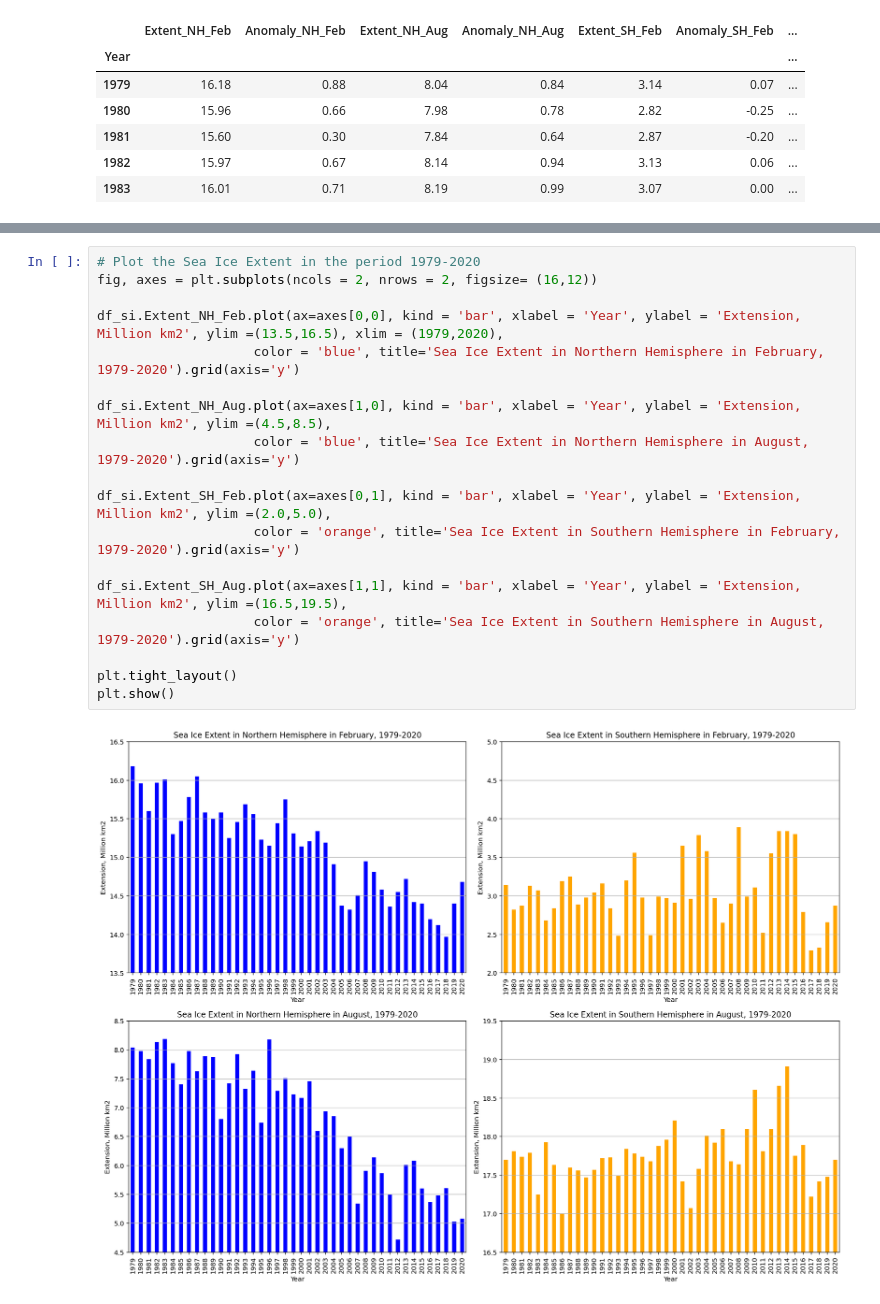
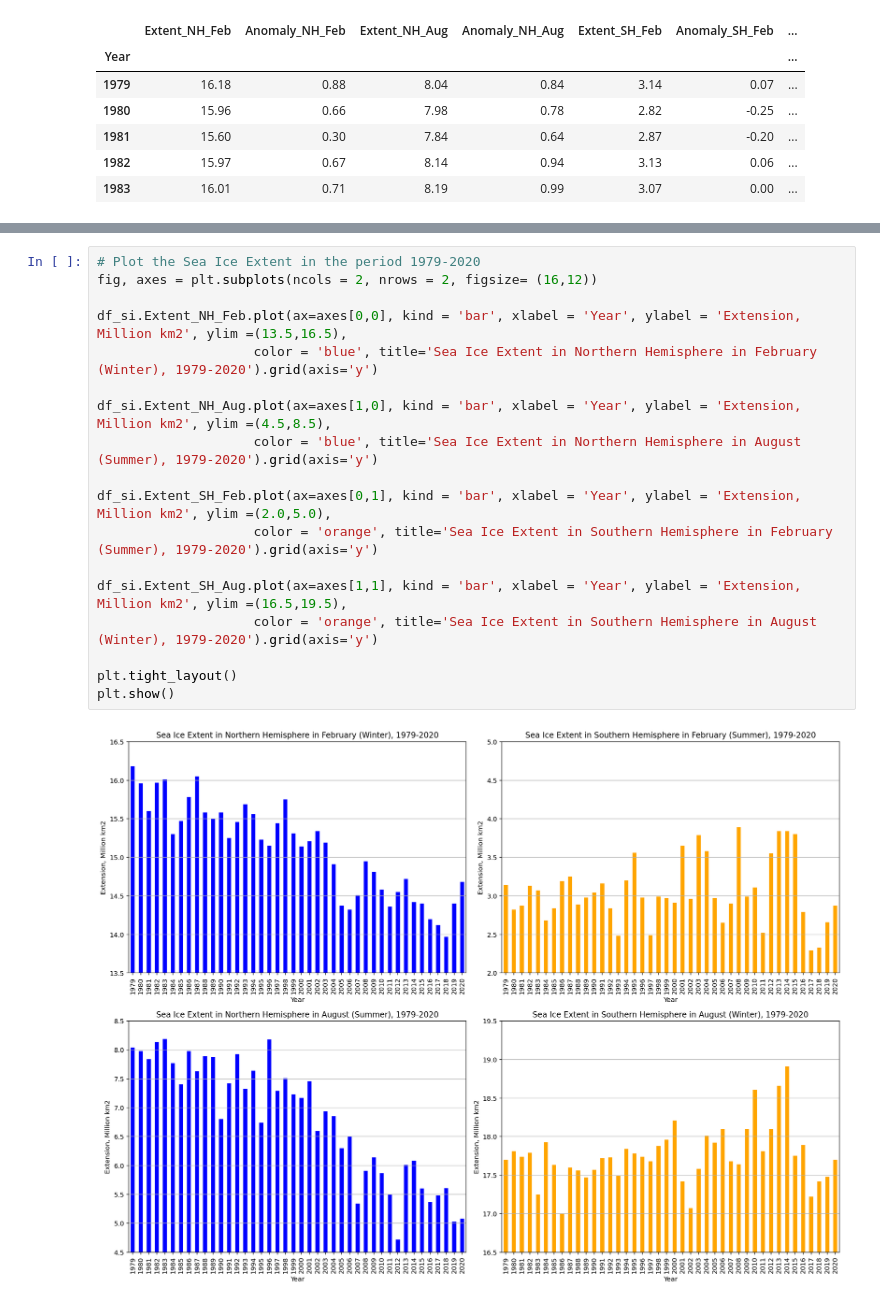
Before and after one commit to hdl2115/rces-final-project, a Jupyter notebook: Final_Project.ipynb, the cells around one changed output, grey strips where cells are left out. Drawn from its saved outputs; the diff is of its cells as text.

```diff
--- a/Final_Project.ipynb
+++ b/Final_Project.ipynb
@@ -352,20 +436,20 @@ df_si.head()
 # %%
 # Plot the Sea Ice Extent in the period 1979-2020
 fig, axes = plt.subplots(ncols = 2, nrows = 2, figsize= (16,12))
 
-df_si.Extent_NH_Feb.plot(ax=axes[0,0], kind = 'bar', xlabel = 'Year', ylabel = 'Extension, Million km2', ylim =(13.5,16.5), xlim = (1979,2020),
-                    color = 'blue', title='Sea Ice Extent in Northern Hemisphere in February, 1979-2020').grid(axis='y')
+df_si.Extent_NH_Feb.plot(ax=axes[0,0], kind = 'bar', xlabel = 'Year', ylabel = 'Extension, Million km2', ylim =(13.5,16.5),
+                    color = 'blue', title='Sea Ice Extent in Northern Hemisphere in February (Winter), 1979-2020').grid(axis='y')
 
 df_si.Extent_NH_Aug.plot(ax=axes[1,0], kind = 'bar', xlabel = 'Year', ylabel = 'Extension, Million km2', ylim =(4.5,8.5),
-                    color = 'blue', title='Sea Ice Extent in Northern Hemisphere in August, 1979-2020').grid(axis='y')
+                    color = 'blue', title='Sea Ice Extent in Northern Hemisphere in August (Summer), 1979-2020').grid(axis='y')
 
 df_si.Extent_SH_Feb.plot(ax=axes[0,1], kind = 'bar', xlabel = 'Year', ylabel = 'Extension, Million km2', ylim =(2.0,5.0),
-                    color = 'orange', title='Sea Ice Extent in Southern Hemisphere in February, 1979-2020').grid(axis='y')
+                    color = 'orange', title='Sea Ice Extent in Southern Hemisphere in February (Summer), 1979-2020').grid(axis='y')
 
 df_si.Extent_SH_Aug.plot(ax=axes[1,1], kind = 'bar', xlabel = 'Year', ylabel = 'Extension, Million km2', ylim =(16.5,19.5),
-                    color = 'orange', title='Sea Ice Extent in Southern Hemisphere in August, 1979-2020').grid(axis='y')
+                    color = 'orange', title='Sea Ice Extent in Southern Hemisphere in August (Winter), 1979-2020').grid(axis='y')
 
 plt.tight_layout()
 plt.show()
 # %% [output]
-[figure, old version]
+[figure, new version]
```
Also changed, not shown: parts of 42 cells of this notebook, 1 other file.
